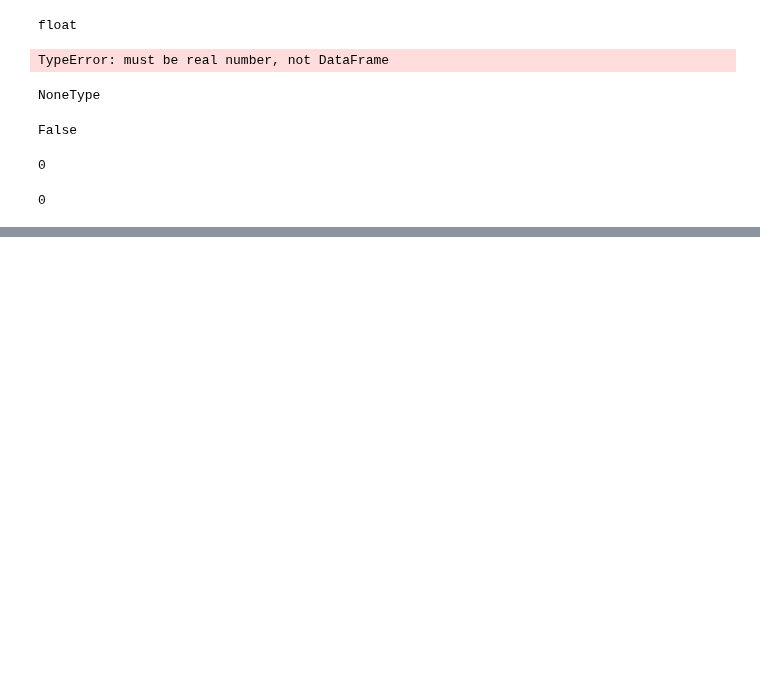
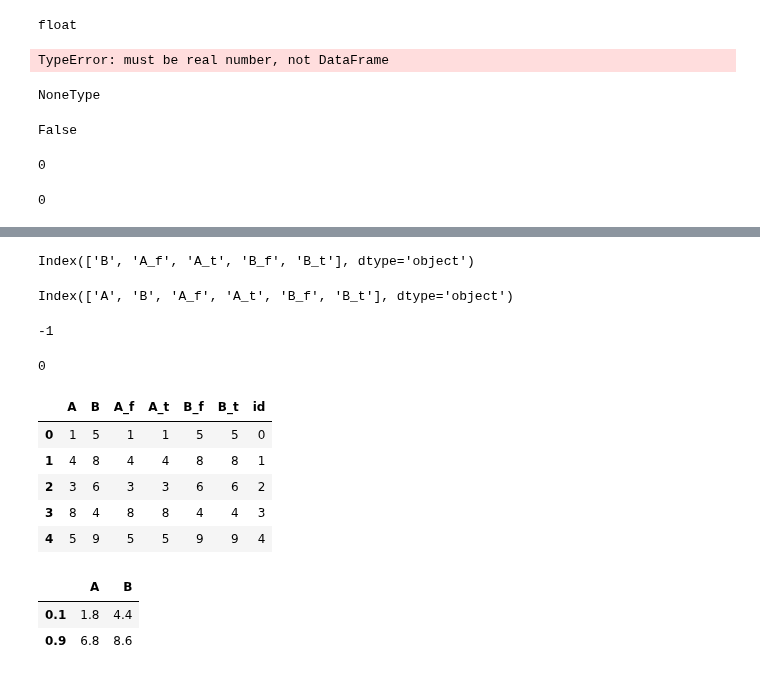
Before and after one commit to ai357060/flower, a Jupyter notebook: wm/sand.ipynb, the cells around one changed output, grey strips where cells are left out. Saved outputs shown, nothing was run; the diff lists cells and outputs as text; code cells hidden in the pictures; blank space fills up the shorter version.

```diff
--- a/wm/sand.ipynb
+++ b/wm/sand.ipynb
@@ -516,0 +691,33 @@ print(difference)
+# %%
+np.delete(dfcolumns1, np.where(dfcolumns1 == 'A'))
+# %% [output]
+Index(['B', 'A_f', 'A_t', 'B_f', 'B_t'], dtype='object')
+# %%
+dfcolumns1
+# %% [output]
+Index(['A', 'B', 'A_f', 'A_t', 'B_f', 'B_t'], dtype='object')
+# %%
+math.floor(-0.1)
+# %% [output]
+-1
+# %%
+math.floor(0.1)
+# %% [output]
+0
+# %%
+df = pd.DataFrame({'A' : [1,4,3,8,5],'B' : [5,8,6,4,9]})
+dfcolumns = df.columns
+for cc in dfcolumns:
+    df[cc + '_f'] = df[cc]
+    df[cc + '_t'] = df[cc]
+dfcolumns1 = df.columns
+df['id'] = df.index
+# %%
+df
+# %% [output]
+|  | A | B | A_f | A_t | B_f | B_t | id |
+| 0 | 1 | 5 | 1 | 1 | 5 | 5 | 0 |
+| 1 | 4 | 8 | 4 | 4 | 8 | 8 | 1 |
+| 2 | 3 | 6 | 3 | 3 | 6 | 6 | 2 |
+| 3 | 8 | 4 | 8 | 8 | 4 | 4 | 3 |
+| 4 | 5 | 9 | 5 | 5 | 9 | 9 | 4 |
@@ -516,0 +728,6 @@ print(difference)
+# %%
+quant_df
+# %% [output]
+|  | A | B |
+| 0.1 | 1.8 | 4.4 |
+| 0.9 | 6.8 | 8.6 |
```
Also changed, not shown: parts of 32 cells of this notebook, 3 other files.
